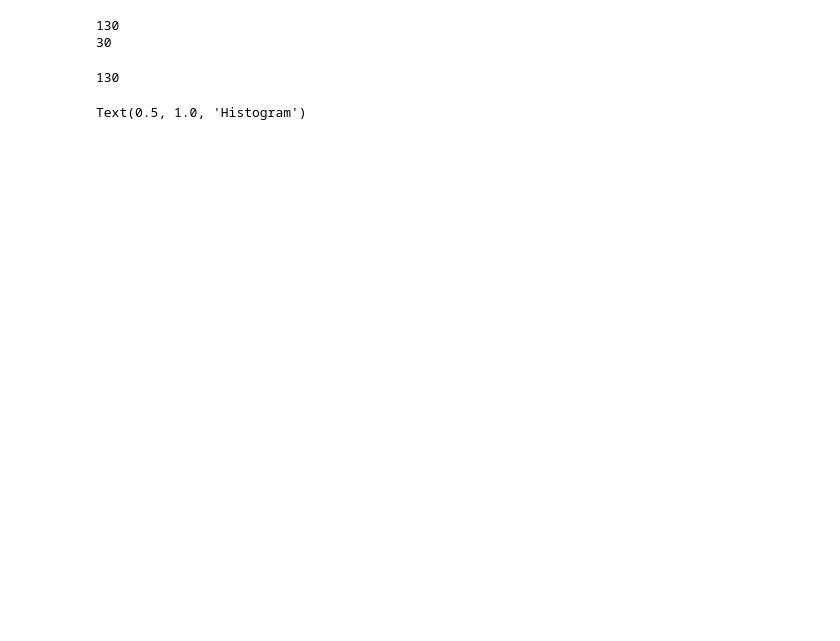
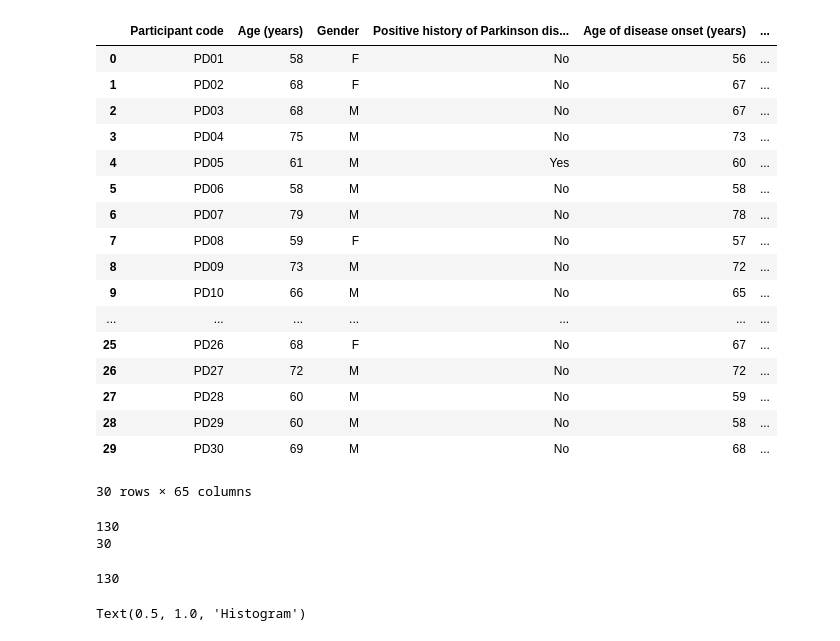
Before and after one commit to ivonnerubio/Supervised_Learning, a Jupyter notebook: sandbox.ipynb, the cells around one changed output. Cells and saved outputs as stored; diff of their text form; code cells hidden in the pictures; blank space fills up the shorter version.

Commit message:
adding dataframes

```diff
--- a/sandbox.ipynb
+++ b/sandbox.ipynb
@@ -22 +8,25 @@ data
+# %%
+df = pd.DataFrame(data)
+# %%
+filtered_df = df[df[' Participant  code '].str.startswith('PD')]
+filtered_df
+# %% [output]
+|  | Participant code | Age (years) | Gender | Positive history of Parkinson dis... | Age of disease onset (years) | ... |
+| 0 | PD01 | 58 | F | No | 56 | ... |
+| 1 | PD02 | 68 | F | No | 67 | ... |
+| 2 | PD03 | 68 | M | No | 67 | ... |
+| 3 | PD04 | 75 | M | No | 73 | ... |
+| 4 | PD05 | 61 | M | Yes | 60 | ... |
+| 5 | PD06 | 58 | M | No | 58 | ... |
+| 6 | PD07 | 79 | M | No | 78 | ... |
+| 7 | PD08 | 59 | F | No | 57 | ... |
+| 8 | PD09 | 73 | M | No | 72 | ... |
+| 9 | PD10 | 66 | M | No | 65 | ... |
+| ... | ... | ... | ... | ... | ... | ... |
+| 25 | PD26 | 68 | F | No | 67 | ... |
+| 26 | PD27 | 72 | M | No | 72 | ... |
+| 27 | PD28 | 60 | M | No | 59 | ... |
+| 28 | PD29 | 60 | M | No | 58 | ... |
+| 29 | PD30 | 69 | M | No | 68 | ... |
+30 rows × 65 columns
 # %%
```
Also changed, not shown: parts of 8 cells of this notebook.
